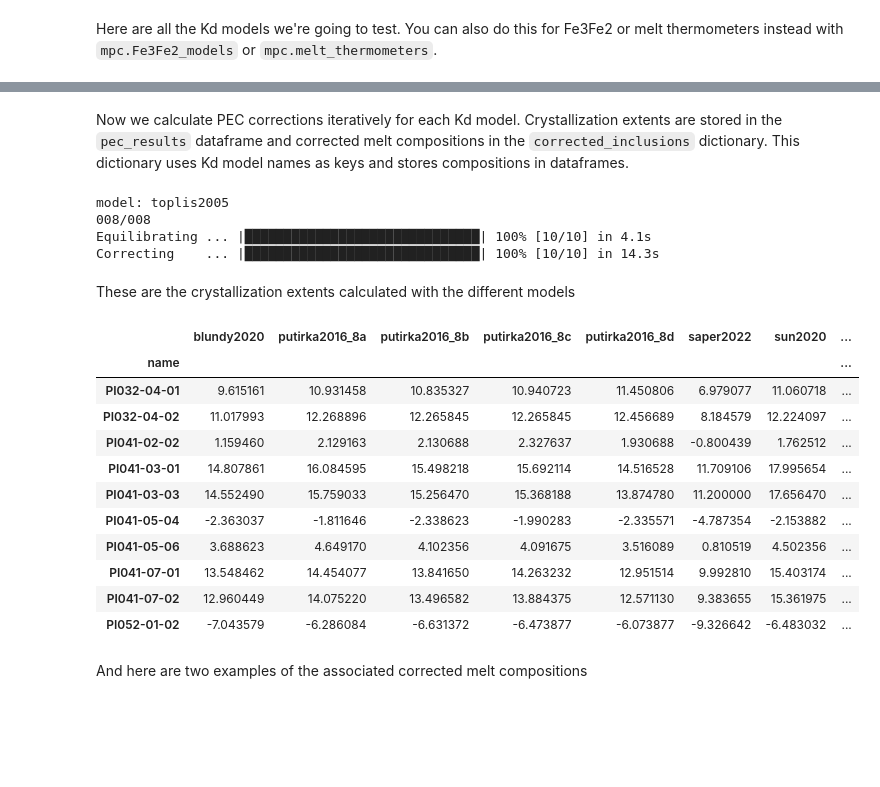
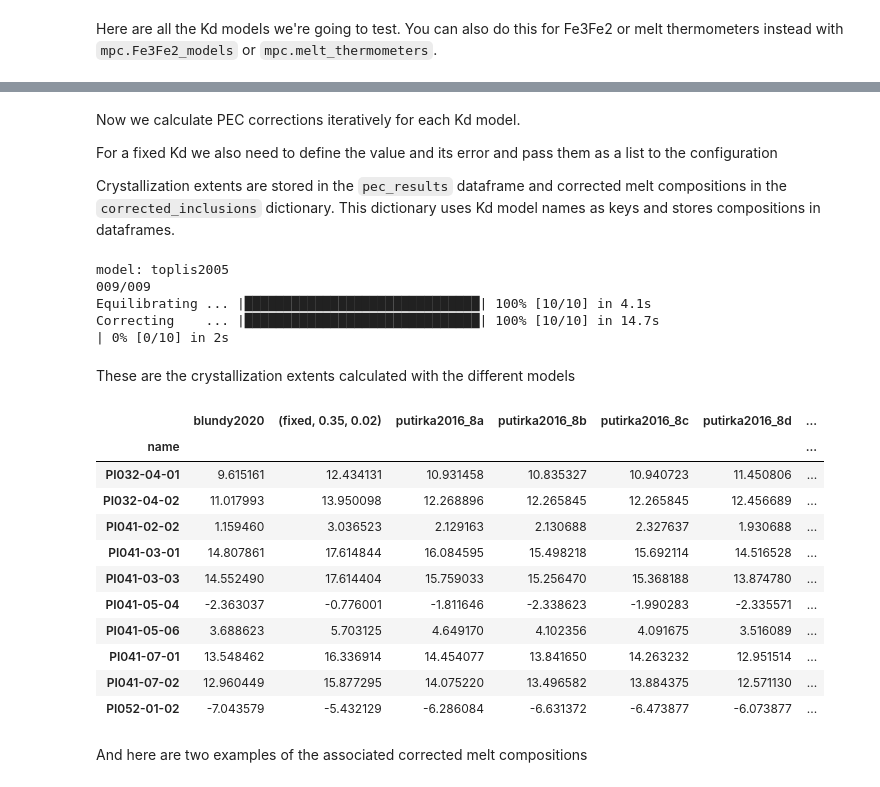
Before and after one commit to TDGerve/MagmaPEC, a Jupyter notebook: docs/source/notebooks/model_comparison.ipynb, the cells around one changed output, grey strips where cells are left out. Saved outputs shown, nothing was run; the diff lists cells and outputs as text; code cells hidden in the pictures; blank space fills up the shorter version.

```diff
--- a/docs/source/notebooks/model_comparison.ipynb
+++ b/docs/source/notebooks/model_comparison.ipynb
@@ -47,44 +49,55 @@ Kd_models
  'sun2020',
  'toplis2005']
 # %% [markdown]
-Now we calculate PEC corrections iteratively for each Kd model. Crystallization extents are stored in the `pec_results` dataframe and corrected melt compositions in the `corrected_inclusions` dictionary. This dictionary uses Kd model names as keys and stores compositions in dataframes.
+Now we calculate PEC corrections iteratively for each Kd model.
+
+For a fixed Kd we also need to define the value and its error and pass them as a list to the configuration
+
+Crystallization extents are stored in the `pec_results` dataframe and corrected melt compositions in the `corrected_inclusions` dictionary. This dictionary uses Kd model names as keys and stores compositions in dataframes.
 # %%
 pec_results = pd.DataFrame(index=melt.index, dtype=float)
 corrected_inclusions = {}
 
+Kd_value = 0.35
+Kd_error = 0.02
+
 for i, model in enumerate(Kd_models):
 
-    mpc.model_configuration.Kd_model = model
+    # add Kd value and error if the model is 'fixed'
+    set_model = model if model != "fixed" else (model, Kd_value, Kd_error)
+    # set the Kd model
+    mpc.model_configuration.Kd_model = set_model
+
     clear_output()
     print(f"model: {model}\n{i+1:03}/{len(Kd_models):03}")
 
     pec_model = mpc.PEC(inclusions=melt, olivines=olivine, P_bar=pressure, FeO_target=FeO_model)
     melts_corrected, pec, checks = pec_model.correct()
 
-    pec_results[model] = pec["total_crystallisation"]
-    corrected_inclusions[model] = melts_corrected.copy()
+    pec_results[set_model] = pec["total_crystallisation"]
+    corrected_inclusions[set_model] = melts_corrected.copy()
 # %% [output]
 model: toplis2005
-008/008
+009/009
 Equilibrating ... |██████████████████████████████| 100% [10/10] in 4.1s
-Correcting    ... |██████████████████████████████| 100% [10/10] in 14.3s
+Correcting    ... |██████████████████████████████| 100% [10/10] in 14.7s                          | 0% [0/10] in 2s
 # %% [markdown]
 These are the crystallization extents calculated with the different models
 # %%
-results
+pec_results
 # %% [output]
-|  | blundy2020 | putirka2016_8a | putirka2016_8b | putirka2016_8c | putirka2016_8d | saper2022 | sun2020 | ... |
-| name |  |  |  |  |  |  |  | ... |
-| PI032-04-01 | 9.615161 | 10.931458 | 10.835327 | 10.940723 | 11.450806 | 6.979077 | 11.060718 | ... |
-| PI032-04-02 | 11.017993 | 12.268896 | 12.265845 | 12.265845 | 12.456689 | 8.184579 | 12.224097 | ... |
-| PI041-02-02 | 1.159460 | 2.129163 | 2.130688 | 2.327637 | 1.930688 | -0.800439 | 1.762512 | ... |
-| PI041-03-01 | 14.807861 | 16.084595 | 15.498218 | 15.692114 | 14.516528 | 11.709106 | 17.995654 | ... |
-| PI041-03-03 | 14.552490 | 15.759033 | 15.256470 | 15.368188 | 13.874780 | 11.200000 | 17.656470 | ... |
-| PI041-05-04 | -2.363037 | -1.811646 | -2.338623 | -1.990283 | -2.335571 | -4.787354 | -2.153882 | ... |
-| PI041-05-06 | 3.688623 | 4.649170 | 4.102356 | 4.091675 | 3.516089 | 0.810519 | 4.502356 | ... |
-| PI041-07-01 | 13.548462 | 14.454077 | 13.841650 | 14.263232 | 12.951514 | 9.992810 | 15.403174 | ... |
-| PI041-07-02 | 12.960449 | 14.075220 | 13.496582 | 13.884375 | 12.571130 | 9.383655 | 15.361975 | ... |
-| PI052-01-02 | -7.043579 | -6.286084 | -6.631372 | -6.473877 | -6.073877 | -9.326642 | -6.483032 | ... |
+|  | blundy2020 | (fixed, 0.35, 0.02) | putirka2016_8a | putirka2016_8b | putirka2016_8c | putirka2016_8d | ... |
+| name |  |  |  |  |  |  | ... |
+| PI032-04-01 | 9.615161 | 12.434131 | 10.931458 | 10.835327 | 10.940723 | 11.450806 | ... |
+| PI032-04-02 | 11.017993 | 13.950098 | 12.268896 | 12.265845 | 12.265845 | 12.456689 | ... |
+| PI041-02-02 | 1.159460 | 3.036523 | 2.129163 | 2.130688 | 2.327637 | 1.930688 | ... |
+| PI041-03-01 | 14.807861 | 17.614844 | 16.084595 | 15.498218 | 15.692114 | 14.516528 | ... |
+| PI041-03-03 | 14.552490 | 17.614404 | 15.759033 | 15.256470 | 15.368188 | 13.874780 | ... |
+| PI041-05-04 | -2.363037 | -0.776001 | -1.811646 | -2.338623 | -1.990283 | -2.335571 | ... |
+| PI041-05-06 | 3.688623 | 5.703125 | 4.649170 | 4.102356 | 4.091675 | 3.516089 | ... |
+| PI041-07-01 | 13.548462 | 16.336914 | 14.454077 | 13.841650 | 14.263232 | 12.951514 | ... |
+| PI041-07-02 | 12.960449 | 15.877295 | 14.075220 | 13.496582 | 13.884375 | 12.571130 | ... |
+| PI052-01-02 | -7.043579 | -5.432129 | -6.286084 | -6.631372 | -6.473877 | -6.073877 | ... |
 # %% [markdown]
 And here are two examples of the associated corrected melt compositions
 # %%
```
Also changed, not shown: parts of 3 cells of this notebook, 2 other files.
